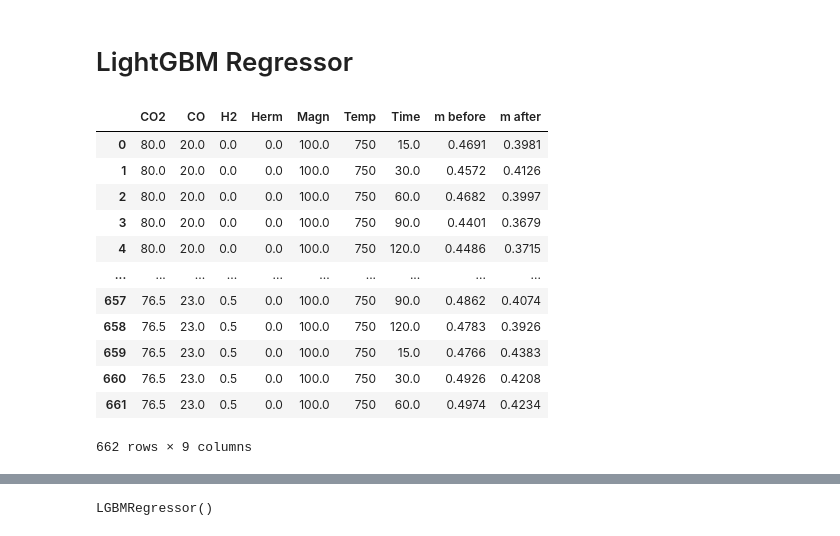
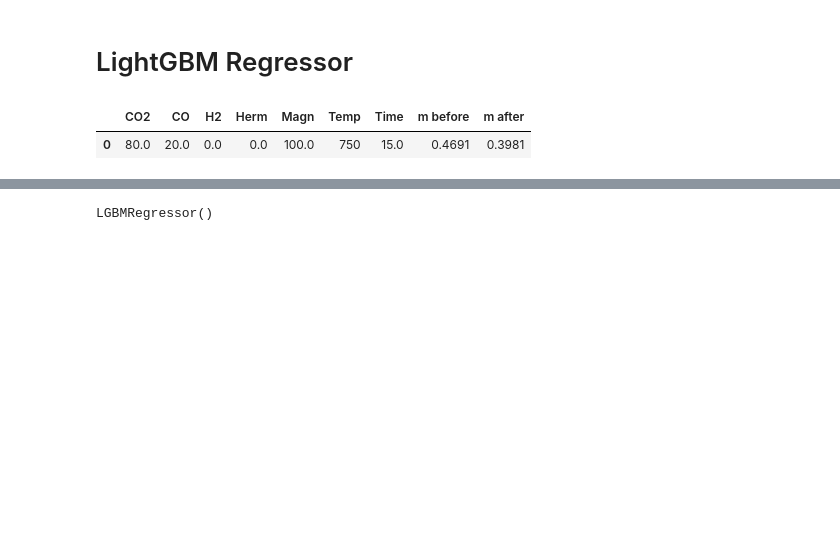
Before and after one commit to yarkalm/def_metallization, a Jupyter notebook: Metallization.ipynb, the cells around one changed output, grey strips where cells are left out. Saved outputs shown, nothing was run; the diff lists cells and outputs as text; code cells hidden in the pictures; blank space fills up the shorter version.

```diff
--- a/Metallization.ipynb
+++ b/Metallization.ipynb
@@ -16,21 +16,10 @@ df = pd.read_excel('/content/Датасет_металлург.xlsx')
 input_data = df[["CO2","CO","H2","Herm","Magn","Temp","Time","m before","m after"]]
 output_data = df[["RedDegr"]]
 # %%
-input_data
+input_data.head(1)
 # %% [output]
 |  | CO2 | CO | H2 | Herm | Magn | Temp | Time | m before | m after |
 | 0 | 80.0 | 20.0 | 0.0 | 0.0 | 100.0 | 750 | 15.0 | 0.4691 | 0.3981 |
-| 1 | 80.0 | 20.0 | 0.0 | 0.0 | 100.0 | 750 | 30.0 | 0.4572 | 0.4126 |
-| 2 | 80.0 | 20.0 | 0.0 | 0.0 | 100.0 | 750 | 60.0 | 0.4682 | 0.3997 |
-| 3 | 80.0 | 20.0 | 0.0 | 0.0 | 100.0 | 750 | 90.0 | 0.4401 | 0.3679 |
-| 4 | 80.0 | 20.0 | 0.0 | 0.0 | 100.0 | 750 | 120.0 | 0.4486 | 0.3715 |
-| ... | ... | ... | ... | ... | ... | ... | ... | ... | ... |
-| 657 | 76.5 | 23.0 | 0.5 | 0.0 | 100.0 | 750 | 90.0 | 0.4862 | 0.4074 |
-| 658 | 76.5 | 23.0 | 0.5 | 0.0 | 100.0 | 750 | 120.0 | 0.4783 | 0.3926 |
-| 659 | 76.5 | 23.0 | 0.5 | 0.0 | 100.0 | 750 | 15.0 | 0.4766 | 0.4383 |
-| 660 | 76.5 | 23.0 | 0.5 | 0.0 | 100.0 | 750 | 30.0 | 0.4926 | 0.4208 |
-| 661 | 76.5 | 23.0 | 0.5 | 0.0 | 100.0 | 750 | 60.0 | 0.4974 | 0.4234 |
-662 rows × 9 columns
 # %%
 x = []
 y = []
```
Also changed, not shown: parts of 13 cells of this notebook.
